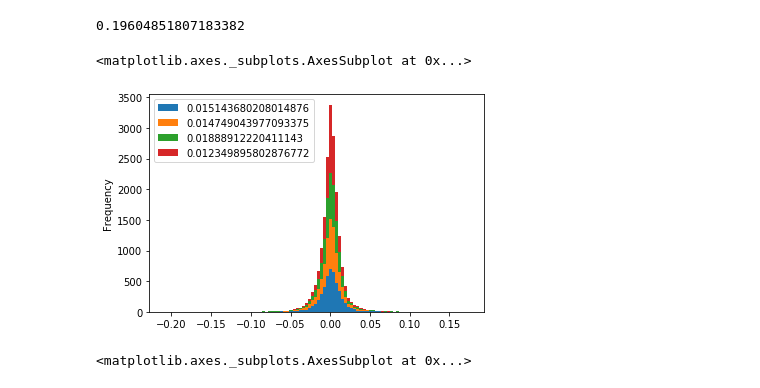
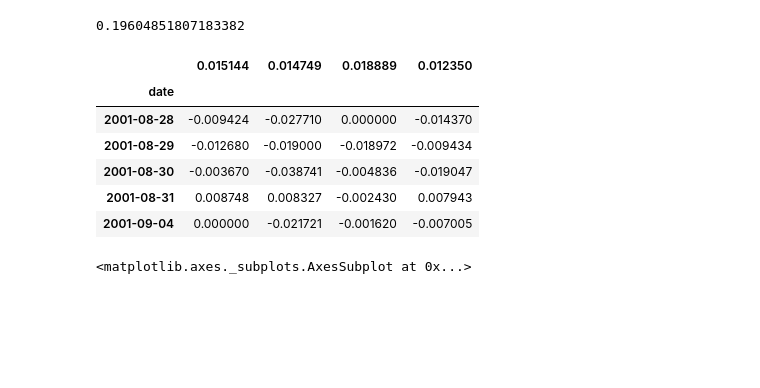
Before and after one commit to bkayratkyzy/Monte_Carlo_Simulations, a Jupyter notebook: notebooks/chris.ipynb, the cells around one changed output. Cells and saved outputs as stored; diff of their text form; code cells hidden in the pictures; blank space fills up the shorter version.

```diff
--- a/notebooks/chris.ipynb
+++ b/notebooks/chris.ipynb
@@ -51,9 +51,9 @@ load_dotenv()
 APCA_API_KEY_ID = os.getenv("Api_key")
 APCA_SECRET_KEY = os.getenv("Secret_key")
 
-api = tradeapi.REST(Api_key,Secret_key , api_version='v2')
+api = tradeapi.REST(APCA_API_KEY_ID, APCA_SECRET_KEY, api_version='v2')
 
-type(Api_key)
+type(APCA_API_KEY_ID)
 # %% [output]
 str
 # %%
@@ -377,17 +377,23 @@ annualized_spy_std
 # %%
 #Plot
 
 sectors_std = pd.DataFrame({
     xlb_std: concat_df['XLB_return'],
     xlk_std: concat_df['XLK_return'],
     rwr_std: concat_df['RWR_return'],
     spy_std: concat_df['SPY_return']
 })
 
-sectors_std.plot.hist(stacked=True, bins=100)
+sectors_std.head()
+#sectors_std.plot.hist(stacked=True, bins=100)
 # %% [output]
-<matplotlib.axes._subplots.AxesSubplot at 0x...>
-[figure, removed]
+|  | 0.015144 | 0.014749 | 0.018889 | 0.012350 |
+| date |  |  |  |  |
+| 2001-08-28 | -0.009424 | -0.027710 | 0.000000 | -0.014370 |
+| 2001-08-29 | -0.012680 | -0.019000 | -0.018972 | -0.009434 |
+| 2001-08-30 | -0.003670 | -0.038741 | -0.004836 | -0.019047 |
+| 2001-08-31 | 0.008748 | 0.008327 | -0.002430 | 0.007943 |
+| 2001-09-04 | 0.000000 | -0.021721 | -0.001620 | -0.007005 |
 # %%
 # Plot box plot
 sectors_std.plot.box()
```
Also changed, not shown: 2 other files.
